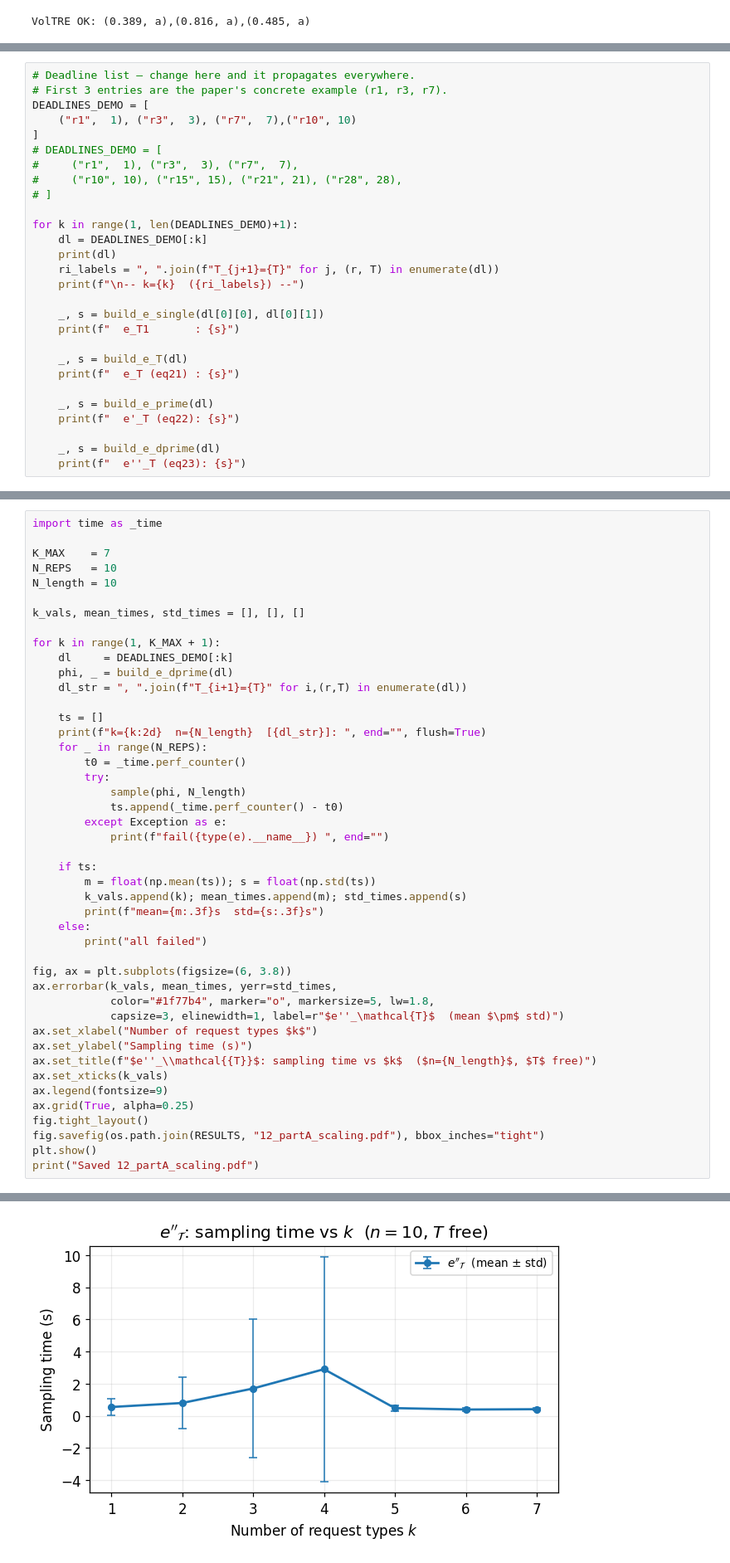
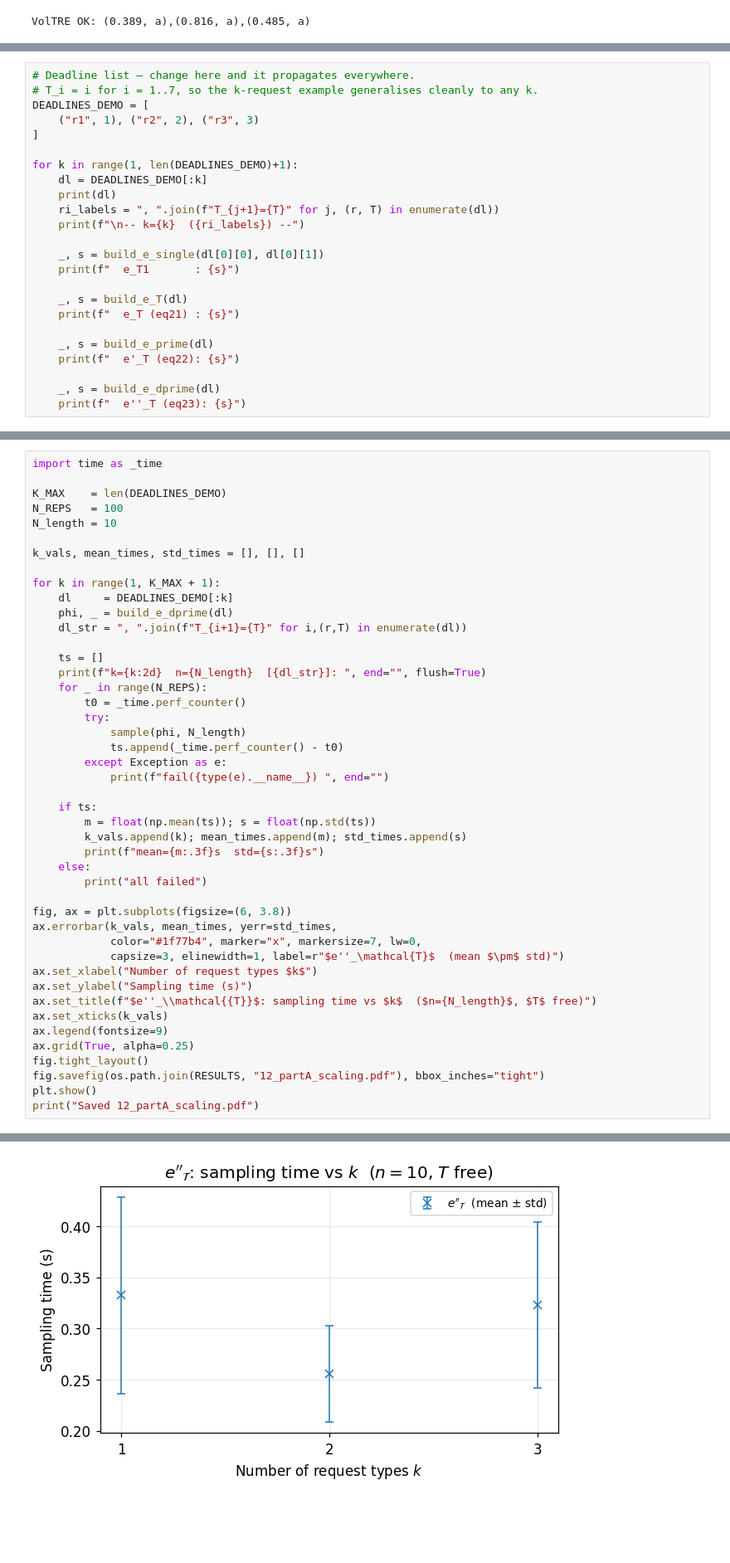
Before and after one commit to figlerg/VolTRE, a Jupyter notebook: experiments/paper_experiments/12_page13_casestudy/12_page13_casestudy.ipynb, the cells around one changed output, grey strips where cells are left out. Shown at 83% size. Drawn from its saved outputs; the diff is of its cells as text; blank space fills up the shorter version.

```diff
--- a/experiments/paper_experiments/12_page13_casestudy/12_page13_casestudy.ipynb
+++ b/experiments/paper_experiments/12_page13_casestudy/12_page13_casestudy.ipynb
@@ -134,13 +132,9 @@ We try first for
 # %%
 # Deadline list — change here and it propagates everywhere.
-# First 3 entries are the paper's concrete example (r1, r3, r7).
+# T_i = i for i = 1..7, so the k-request example generalises cleanly to any k.
 DEADLINES_DEMO = [
-    ("r1",  1), ("r3",  3), ("r7",  7),("r10", 10)
+    ("r1", 1), ("r2", 2), ("r3", 3)
 ]
-# DEADLINES_DEMO = [
-#     ("r1",  1), ("r3",  3), ("r7",  7),
-#     ("r10", 10), ("r15", 15), ("r21", 21), ("r28", 28),
-# ]
 
 for k in range(1, len(DEADLINES_DEMO)+1):
     dl = DEADLINES_DEMO[:k]
@@ -346,8 +333,8 @@ Saved separate figures
 # %%
 import time as _time
 
-K_MAX    = 7
-N_REPS   = 10
+K_MAX    = len(DEADLINES_DEMO)
+N_REPS   = 100
 N_length = 10
 
 k_vals, mean_times, std_times = [], [], []
@@ -376,7 +363,7 @@ for k in range(1, K_MAX + 1):
 
 fig, ax = plt.subplots(figsize=(6, 3.8))
 ax.errorbar(k_vals, mean_times, yerr=std_times,
-            color="#1f77b4", marker="o", markersize=5, lw=1.8,
+            color="#1f77b4", marker="x", markersize=7, lw=0,
             capsize=3, elinewidth=1, label=r"$e''_\mathcal{T}$  (mean $\pm$ std)")
 ax.set_xlabel("Number of request types $k$")
 ax.set_ylabel("Sampling time (s)")
@@ -399,4 +382,4 @@ k= 7  n=10  [T_1=1, T_2=3, T_3=7, T_4=10]: mean=0.417s  std=0.089s
-[figure, old version]
+[figure, new version]
 Saved 12_partA_scaling.pdf
 # %% [markdown]
 ### Interpretation
```
Also changed, not shown: parts of 10 cells of this notebook.
